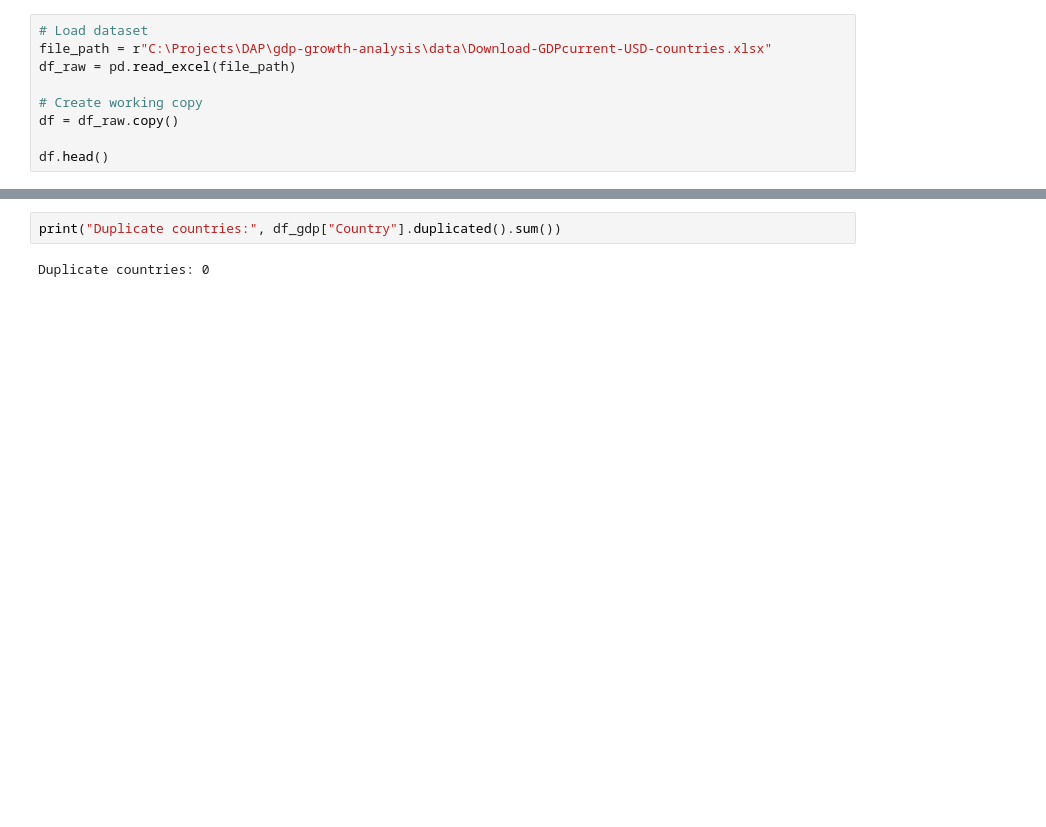
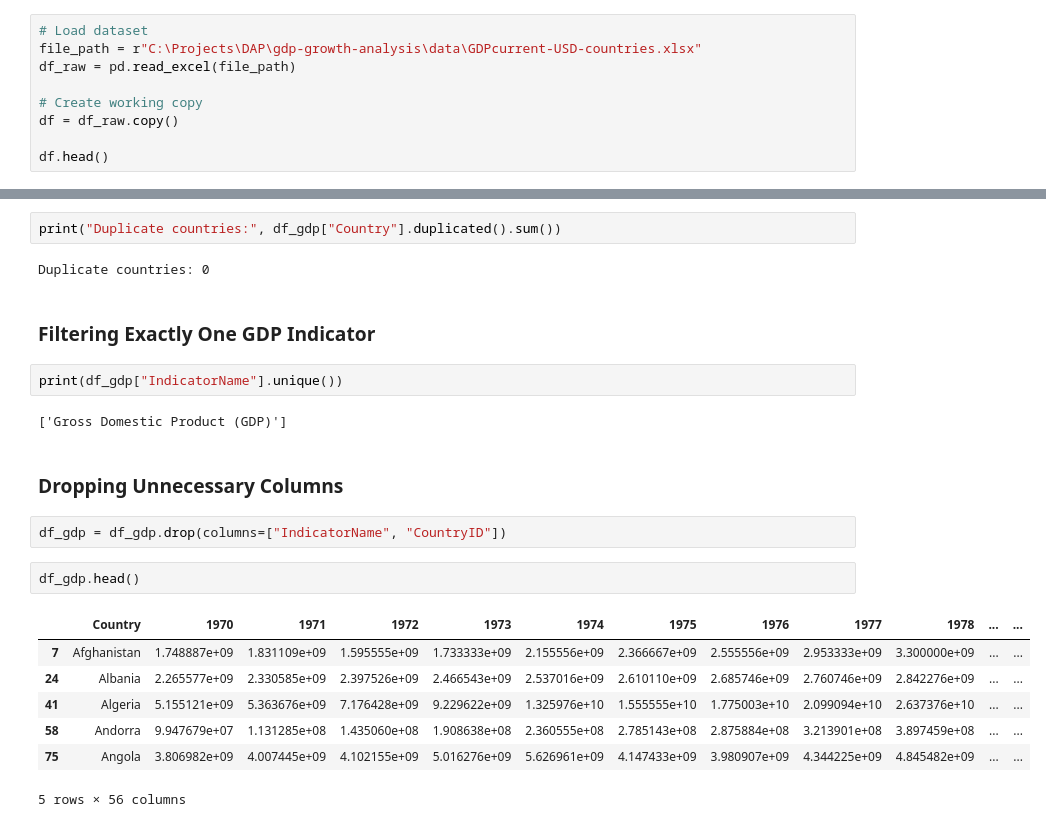
Before and after one commit to Sparshcoder18/gdp-growth-analysis, a Jupyter notebook: notebooks/GDP Data Analysis Project.ipynb, the cells around one changed output, grey strips where cells are left out. Drawn from its saved outputs; the diff is of its cells as text; blank space fills up the shorter version.

Commit message:
Basic Data Cleaning

```diff
--- a/notebooks/GDP Data Analysis Project.ipynb
+++ b/notebooks/GDP Data Analysis Project.ipynb
@@ -29,7 +54,7 @@ from sklearn.preprocessing import StandardScaler
 ## Loading the Dataset
 # %%
 # Load dataset
-file_path = r"C:\Projects\DAP\gdp-growth-analysis\data\Download-GDPcurrent-USD-countries.xlsx"
+file_path = r"C:\Projects\DAP\gdp-growth-analysis\data\GDPcurrent-USD-countries.xlsx"
 df_raw = pd.read_excel(file_path)
 
 # Create working copy
@@ -183,3 +222,23 @@ dtype: int64
 print("Duplicate countries:", df_gdp["Country"].duplicated().sum())
 # %% [output]
 Duplicate countries: 0
+# %% [markdown]
+### Filtering Exactly One GDP Indicator
+# %%
+print(df_gdp["IndicatorName"].unique())
+# %% [output]
+['Gross Domestic Product (GDP)']
+# %% [markdown]
+### Dropping Unnecessary Columns
+# %%
+df_gdp = df_gdp.drop(columns=["IndicatorName", "CountryID"])
+# %%
+df_gdp.head()
+# %% [output]
+|  | Country | 1970 | 1971 | 1972 | 1973 | 1974 | 1975 | 1976 | 1977 | 1978 | ... | ... |
+| 7 | Afghanistan | 1.748887e+09 | 1.831109e+09 | 1.595555e+09 | 1.733333e+09 | 2.155556e+09 | 2.366667e+09 | 2.555556e+09 | 2.953333e+09 | 3.300000e+09 | ... | ... |
+| 24 | Albania | 2.265577e+09 | 2.330585e+09 | 2.397526e+09 | 2.466543e+09 | 2.537016e+09 | 2.610110e+09 | 2.685746e+09 | 2.760746e+09 | 2.842276e+09 | ... | ... |
+| 41 | Algeria | 5.155121e+09 | 5.363676e+09 | 7.176428e+09 | 9.229622e+09 | 1.325976e+10 | 1.555555e+10 | 1.775003e+10 | 2.099094e+10 | 2.637376e+10 | ... | ... |
+| 58 | Andorra | 9.947679e+07 | 1.131285e+08 | 1.435060e+08 | 1.908638e+08 | 2.360555e+08 | 2.785143e+08 | 2.875884e+08 | 3.213901e+08 | 3.897459e+08 | ... | ... |
+| 75 | Angola | 3.806982e+09 | 4.007445e+09 | 4.102155e+09 | 5.016276e+09 | 5.626961e+09 | 4.147433e+09 | 3.980907e+09 | 4.344225e+09 | 4.845482e+09 | ... | ... |
+5 rows × 56 columns
```
Also changed, not shown: parts of 40 cells of this notebook, 2 other files.
